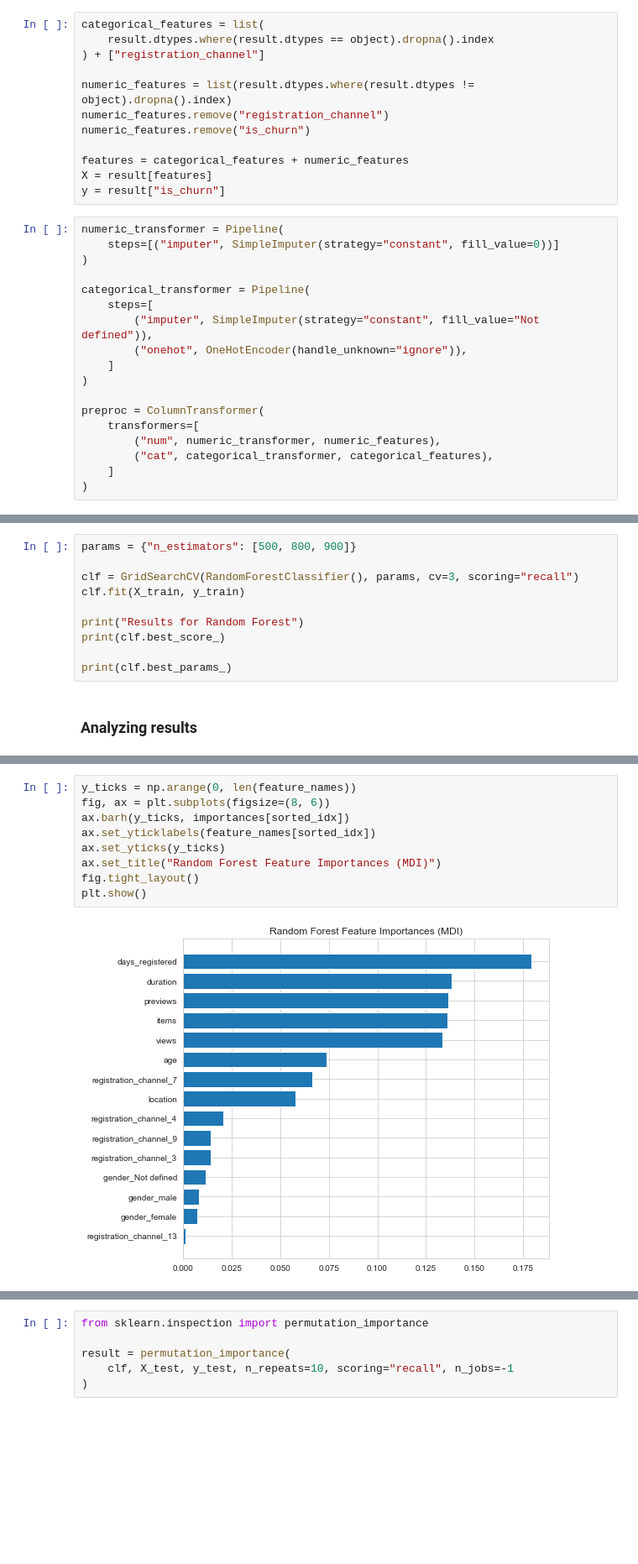
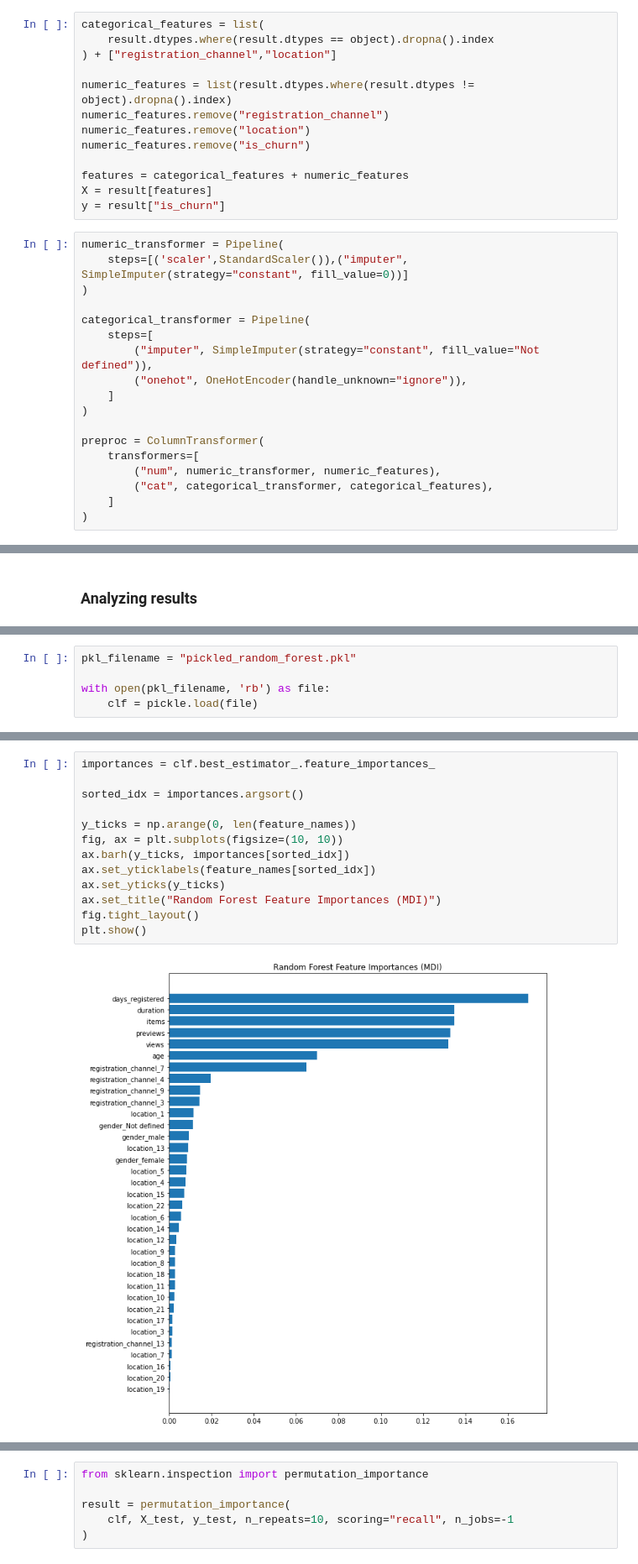
Before and after one commit to AmineDiro/Churn-analysis, a Jupyter notebook: MLpython.ipynb, the cells around one changed output, grey strips where cells are left out. Shown: that part at 84% size. Cells and saved outputs as stored; diff of their text form; blank space fills up the shorter version.

`````diff
--- a/MLpython.ipynb
+++ b/MLpython.ipynb
@@ -230,10 +265,11 @@ result.shape
 # %%
 categorical_features = list(
     result.dtypes.where(result.dtypes == object).dropna().index
-) + ["registration_channel"]
+) + ["registration_channel","location"]
 
 numeric_features = list(result.dtypes.where(result.dtypes != object).dropna().index)
 numeric_features.remove("registration_channel")
+numeric_features.remove("location")
 numeric_features.remove("is_churn")
 
 features = categorical_features + numeric_features
@@ -241,7 +277,7 @@ X = result[features]
 y = result["is_churn"]
 # %%
 numeric_transformer = Pipeline(
-    steps=[("imputer", SimpleImputer(strategy="constant", fill_value=0))]
+    steps=[('scaler',StandardScaler()),("imputer", SimpleImputer(strategy="constant", fill_value=0))]
 )
 
 categorical_transformer = Pipeline(
@@ -362,14 +413,4 @@ clf.fit(X_train, y_train)
 ````
-# %%
-params = {"n_estimators": [500, 800, 900]}
-
-clf = GridSearchCV(RandomForestClassifier(), params, cv=3, scoring="recall")
-clf.fit(X_train, y_train)
-
-print("Results for Random Forest")
-print(clf.best_score_)
-
-print(clf.best_params_)
 # %% [markdown]
 ### Analyzing results
 # %% [markdown]
@@ -387,0 +420,5 @@ plot_confusion_matrix(y_test, y_pred, ["No Churn", "Churn"])
+# %%
+pkl_filename = "pickled_random_forest.pkl"
+
+with open(pkl_filename, 'rb') as file:
+    clf = pickle.load(file)
@@ -408,11 +467,15 @@ sorted_idx = importances.argsort()
 # %%
+importances = clf.best_estimator_.feature_importances_
+
+sorted_idx = importances.argsort()
+
 y_ticks = np.arange(0, len(feature_names))
-fig, ax = plt.subplots(figsize=(8, 6))
+fig, ax = plt.subplots(figsize=(10, 10))
 ax.barh(y_ticks, importances[sorted_idx])
 ax.set_yticklabels(feature_names[sorted_idx])
 ax.set_yticks(y_ticks)
 ax.set_title("Random Forest Feature Importances (MDI)")
 fig.tight_layout()
 plt.show()
 # %% [output]
-[figure, old version]
+[figure, new version]
`````
Also changed, not shown: parts of 80 cells of this notebook.
